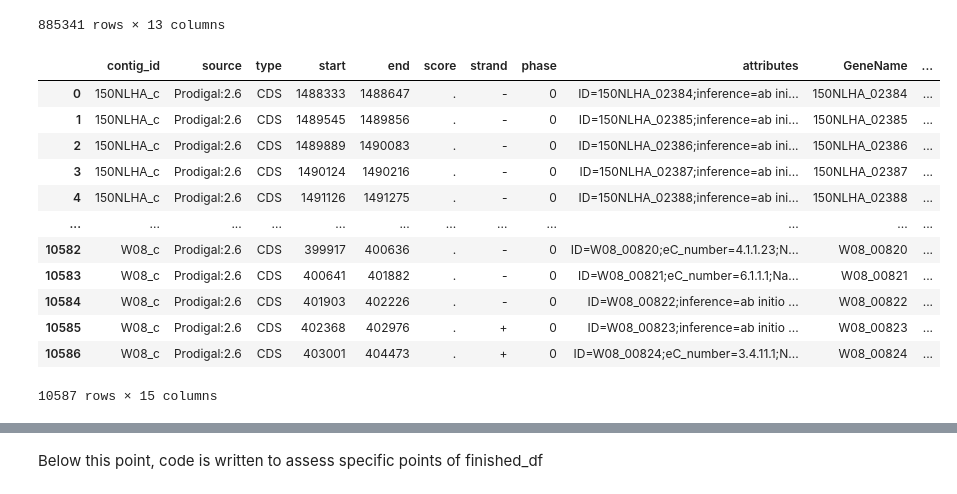
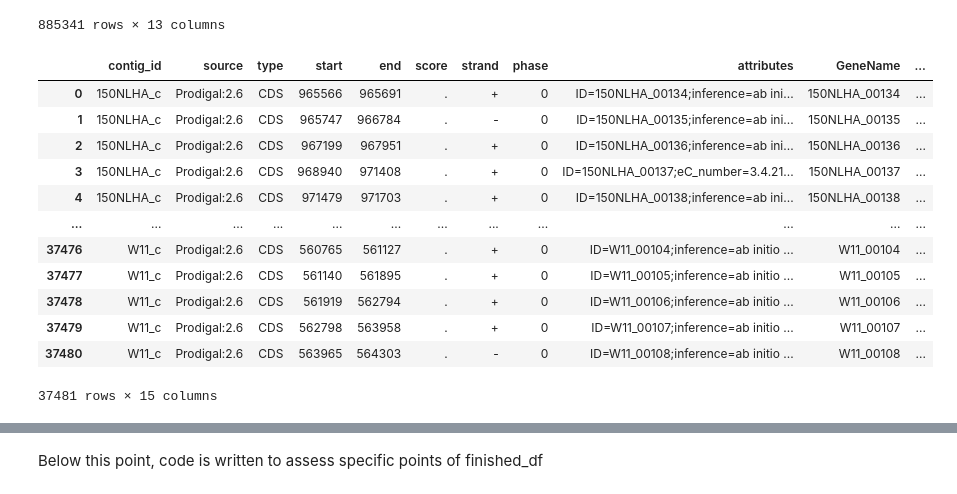
Before and after one commit to Jonahv11/cyano-serralysins, a Jupyter notebook: cycog_neighbors/cycog_neighbors.ipynb, the cells around one changed output, grey strips where cells are left out. Saved outputs shown, nothing was run; the diff lists cells and outputs as text; code cells hidden in the pictures.

```diff
--- a/cycog_neighbors/cycog_neighbors.ipynb
+++ b/cycog_neighbors/cycog_neighbors.ipynb
@@ -73,7 +74,7 @@ display(merged_df)
 885341 rows × 13 columns
 # %%
 # Pick a CyCOG, find its neighbors, put them in a dataframe
-refcycog = '60000770'
+refcycog = '60000028'
 filtered_dfs = []
 
 # Iterate through the rows of the DataFrame
@@ -84,42 +85,42 @@ for index, row in merged_df.iterrows():
         gene_id_value = row['GeneName']
         genome_value = row['contig_id']
 
         # Define the range
         lower_bound = start_nt_value - 10000
         upper_bound = start_nt_value + 10000
 
         # Filter the DataFrame based on the range and contig_id
         filtered_df = merged_df[(merged_df["StartNt"] >= lower_bound) &
                                 (merged_df["StartNt"] <= upper_bound) &
                                 (merged_df['contig_id'] == genome_value)].copy()
 
         # Check if the filtered DataFrame is not empty
         if not filtered_df.empty:
             # Add columns with reference gene data
             filtered_df.loc[:, 'RefGeneID'] = gene_id_value
             filtered_df.loc[:, 'RefCyCOGID'] = refcycog
 
             # Append the filtered DataFrame to the list
             filtered_dfs.append(filtered_df)
 
 # Concatenate all the filtered DataFrames into a single DataFrame if any DataFrames were appended
 if filtered_dfs:
     result_df = pd.concat(filtered_dfs).drop_duplicates().reset_index(drop=True)
     # Display the result DataFrame
     display(result_df)
 else:
     print("No matching rows found.")
 # %% [output]
 |  | contig_id | source | type | start | end | score | strand | phase | attributes | GeneName | ... |
-| 0 | 150NLHA_c | Prodigal:2.6 | CDS | 1488333 | 1488647 | . | - | 0 | ID=150NLHA_02384;inference=ab ini... | 150NLHA_02384 | ... |
-| 1 | 150NLHA_c | Prodigal:2.6 | CDS | 1489545 | 1489856 | . | - | 0 | ID=150NLHA_02385;inference=ab ini... | 150NLHA_02385 | ... |
-| 2 | 150NLHA_c | Prodigal:2.6 | CDS | 1489889 | 1490083 | . | - | 0 | ID=150NLHA_02386;inference=ab ini... | 150NLHA_02386 | ... |
-| 3 | 150NLHA_c | Prodigal:2.6 | CDS | 1490124 | 1490216 | . | - | 0 | ID=150NLHA_02387;inference=ab ini... | 150NLHA_02387 | ... |
-| 4 | 150NLHA_c | Prodigal:2.6 | CDS | 1491126 | 1491275 | . | - | 0 | ID=150NLHA_02388;inference=ab ini... | 150NLHA_02388 | ... |
+| 0 | 150NLHA_c | Prodigal:2.6 | CDS | 965566 | 965691 | . | + | 0 | ID=150NLHA_00134;inference=ab ini... | 150NLHA_00134 | ... |
+| 1 | 150NLHA_c | Prodigal:2.6 | CDS | 965747 | 966784 | . | - | 0 | ID=150NLHA_00135;inference=ab ini... | 150NLHA_00135 | ... |
+| 2 | 150NLHA_c | Prodigal:2.6 | CDS | 967199 | 967951 | . | + | 0 | ID=150NLHA_00136;inference=ab ini... | 150NLHA_00136 | ... |
+| 3 | 150NLHA_c | Prodigal:2.6 | CDS | 968940 | 971408 | . | + | 0 | ID=150NLHA_00137;eC_number=3.4.21... | 150NLHA_00137 | ... |
+| 4 | 150NLHA_c | Prodigal:2.6 | CDS | 971479 | 971703 | . | + | 0 | ID=150NLHA_00138;inference=ab ini... | 150NLHA_00138 | ... |
 | ... | ... | ... | ... | ... | ... | ... | ... | ... | ... | ... | ... |
-| 10582 | W08_c | Prodigal:2.6 | CDS | 399917 | 400636 | . | - | 0 | ID=W08_00820;eC_number=4.1.1.23;N... | W08_00820 | ... |
-| 10583 | W08_c | Prodigal:2.6 | CDS | 400641 | 401882 | . | - | 0 | ID=W08_00821;eC_number=6.1.1.1;Na... | W08_00821 | ... |
-| 10584 | W08_c | Prodigal:2.6 | CDS | 401903 | 402226 | . | - | 0 | ID=W08_00822;inference=ab initio ... | W08_00822 | ... |
-| 10585 | W08_c | Prodigal:2.6 | CDS | 402368 | 402976 | . | + | 0 | ID=W08_00823;inference=ab initio ... | W08_00823 | ... |
-| 10586 | W08_c | Prodigal:2.6 | CDS | 403001 | 404473 | . | + | 0 | ID=W08_00824;eC_number=3.4.11.1;N... | W08_00824 | ... |
+| 37476 | W11_c | Prodigal:2.6 | CDS | 560765 | 561127 | . | + | 0 | ID=W11_00104;inference=ab initio ... | W11_00104 | ... |
+| 37477 | W11_c | Prodigal:2.6 | CDS | 561140 | 561895 | . | + | 0 | ID=W11_00105;inference=ab initio ... | W11_00105 | ... |
+| 37478 | W11_c | Prodigal:2.6 | CDS | 561919 | 562794 | . | + | 0 | ID=W11_00106;inference=ab initio ... | W11_00106 | ... |
+| 37479 | W11_c | Prodigal:2.6 | CDS | 562798 | 563958 | . | + | 0 | ID=W11_00107;inference=ab initio ... | W11_00107 | ... |
+| 37480 | W11_c | Prodigal:2.6 | CDS | 563965 | 564303 | . | - | 0 | ID=W11_00108;inference=ab initio ... | W11_00108 | ... |
-10587 rows × 15 columns
+37481 rows × 15 columns
```
Also changed, not shown: parts of 12 cells of this notebook.
